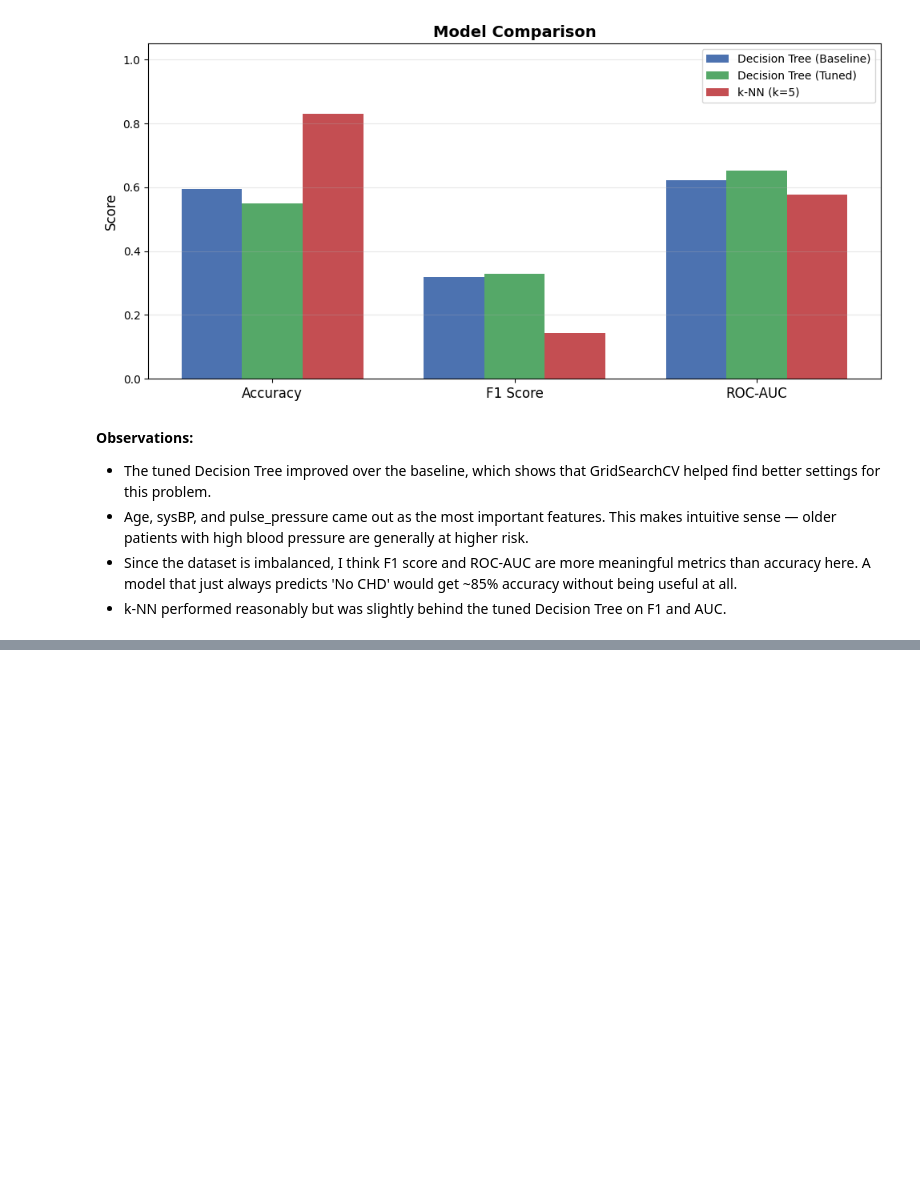
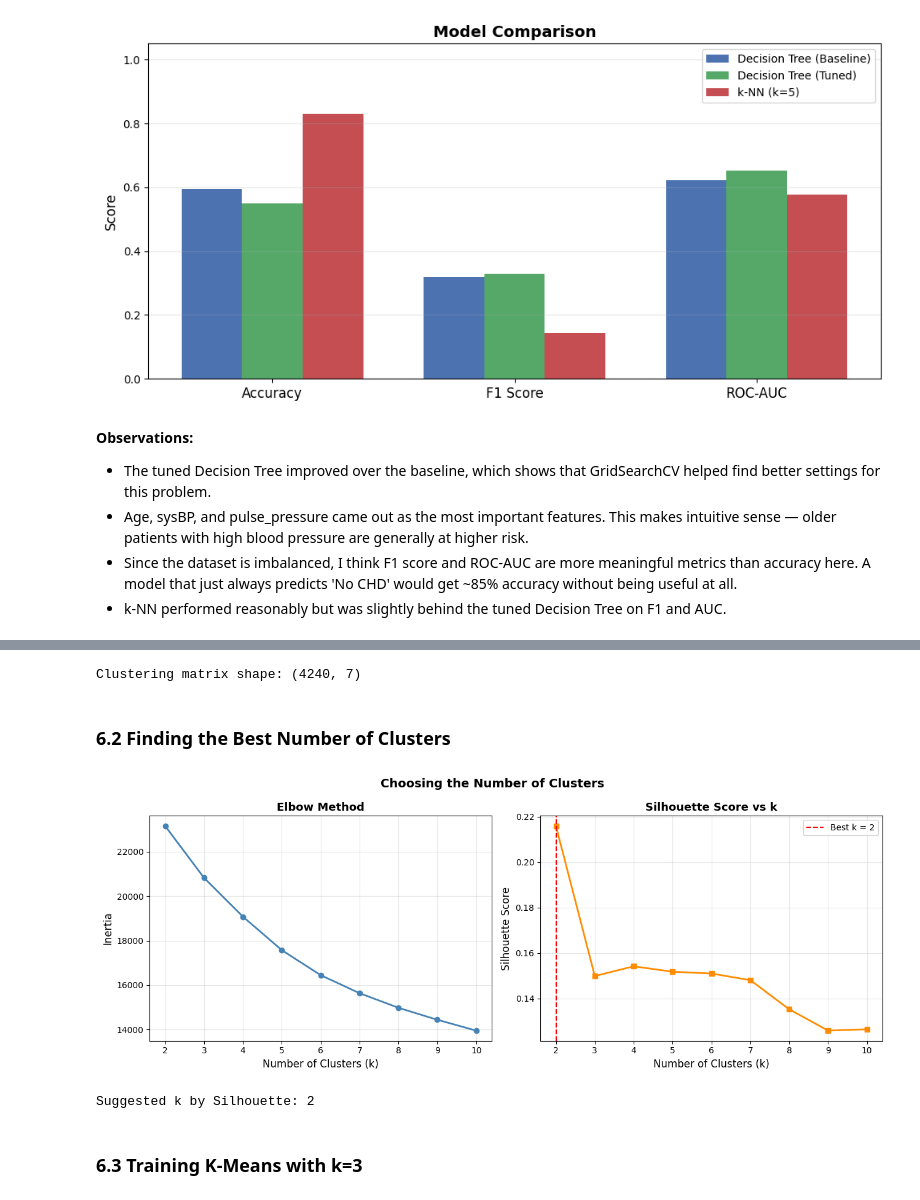
Before and after one commit to olkanth/MSCS_634_ProjectDeliverable_3, a Jupyter notebook: MSCS_634_Project_Deliverable3.ipynb, the cells around one changed output, grey strips where cells are left out. Drawn from its saved outputs; the diff is of its cells as text; code cells hidden in the pictures; blank space fills up the shorter version.

```diff
--- a/MSCS_634_Project_Deliverable3.ipynb
+++ b/MSCS_634_Project_Deliverable3.ipynb
@@ -615,0 +623,53 @@ Decision Tree (Baseline)    0.5943    0.3202   0.6224
+# %%
+cluster_cols = ['age', 'sysBP', 'diaBP', 'BMI', 'totChol', 'glucose', 'heartRate']
+
+X_cluster = df_clean_data[cluster_cols].copy()
+
+# Scale features since K-Means uses distances
+scaler_clust = StandardScaler()
+X_cluster_sc = scaler_clust.fit_transform(X_cluster)
+
+print(f"Clustering matrix shape: {X_cluster_sc.shape}")
+# %% [output]
+Clustering matrix shape: (4240, 7)
+# %% [markdown]
+### 6.2 Finding the Best Number of Clusters
+# %%
+k_range = range(2, 11)
+inertia_vals    = []
+silhouette_vals = []
+
+for k in k_range:
+    km = KMeans(n_clusters=k, init='k-means++', n_init=10, random_state=42)
+    km.fit(X_cluster_sc)
+    inertia_vals.append(km.inertia_)
+    silhouette_vals.append(silhouette_score(X_cluster_sc, km.labels_))
+
+fig, (ax1, ax2) = plt.subplots(1, 2, figsize=(13, 5))
+
+ax1.plot(list(k_range), inertia_vals, marker='o', color='steelblue', linewidth=2)
+ax1.set_xlabel('Number of Clusters (k)', fontsize=12)
+ax1.set_ylabel('Inertia', fontsize=12)
+ax1.set_title('Elbow Method', fontsize=13, fontweight='bold')
+ax1.grid(alpha=0.3)
+
+best_k_sil = list(k_range)[np.argmax(silhouette_vals)]
+ax2.plot(list(k_range), silhouette_vals, marker='s', color='darkorange', linewidth=2)
+ax2.axvline(best_k_sil, color='red', linestyle='--', label=f'Best k = {best_k_sil}')
+ax2.set_xlabel('Number of Clusters (k)', fontsize=12)
+ax2.set_ylabel('Silhouette Score', fontsize=12)
+ax2.set_title('Silhouette Score vs k', fontsize=13, fontweight='bold')
+ax2.legend()
+ax2.grid(alpha=0.3)
+
+plt.suptitle('Choosing the Number of Clusters', fontsize=14, fontweight='bold')
+plt.tight_layout()
+plt.savefig('Visualizations/6_kmeans_elbow_silhouette.png', dpi=150, bbox_inches='tight')
+plt.show()
+
+print(f"Suggested k by Silhouette: {best_k_sil}")
+# %% [output]
+[figure, added]
+Suggested k by Silhouette: 2
+# %% [markdown]
+### 6.3 Training K-Means with k=3
```
Also changed, not shown: parts of 26 cells of this notebook.
